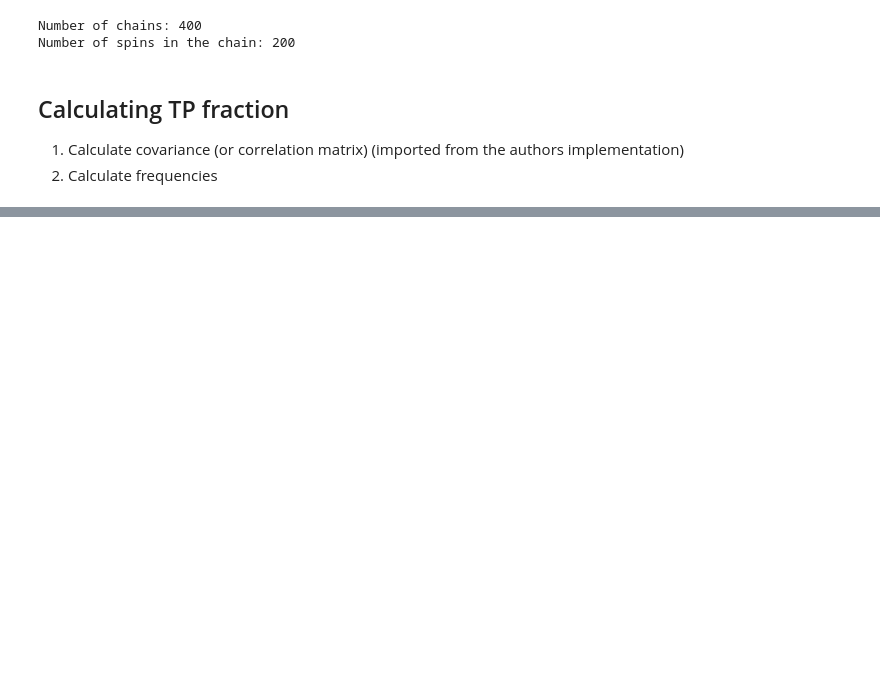
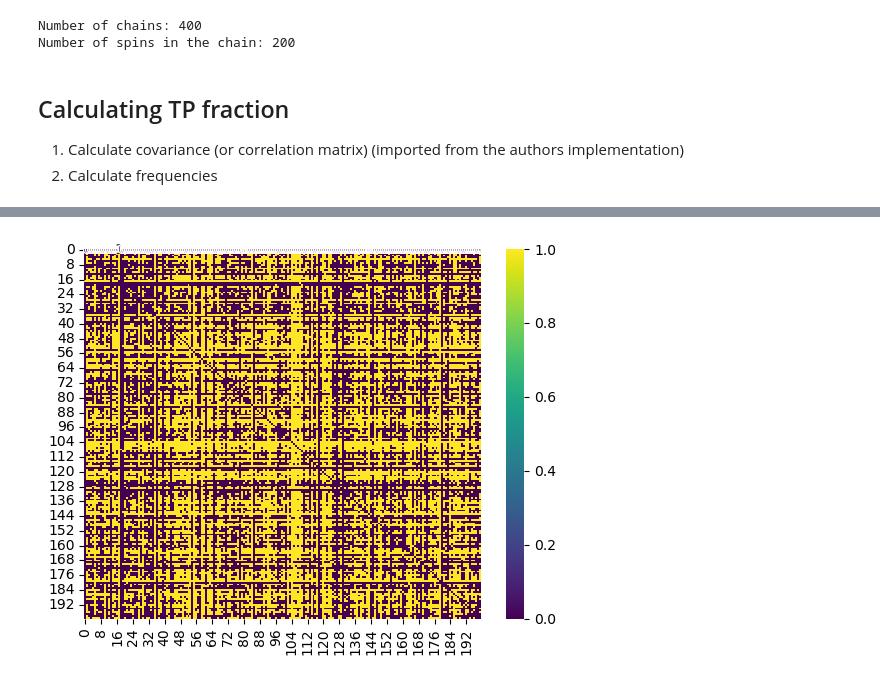
Before and after one commit to marindigen/semester-project-II, a Jupyter notebook: met_hast_correct.ipynb, the cells around one changed output, grey strips where cells are left out. Cells and saved outputs as stored; diff of their text form; code cells hidden in the pictures; blank space fills up the shorter version.

```diff
--- a/met_hast_correct.ipynb
+++ b/met_hast_correct.ipynb
@@ -255,0 +270,11 @@ MI(coupled_frequency(initial_chains, 0.5), calc_frequency(final_chains, 0.5))
+# %%
+corr_mat_copy = corr_mat.copy()
+corr_mat[np.round(corr_mat,2)==1] = 0
+corr_mat_copy[corr_mat<np.mean(corr_mat)] = 0
+corr_mat_copy[corr_mat>np.mean(corr_mat)] = 1
+# %%
+plt.figure()
+sns.heatmap(np.array(corr_mat_copy), cmap='viridis', annot=True)
+plt.show()
+# %% [output]
+[figure, added]
```
Also changed, not shown: parts of 14 cells of this notebook.
